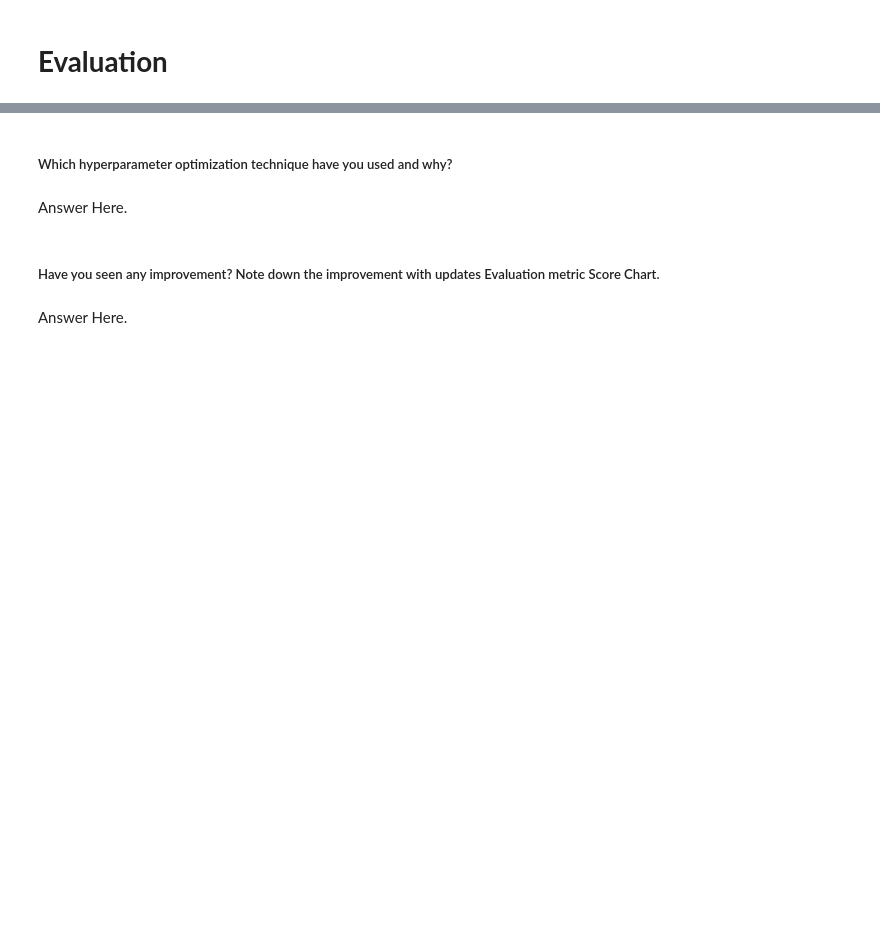
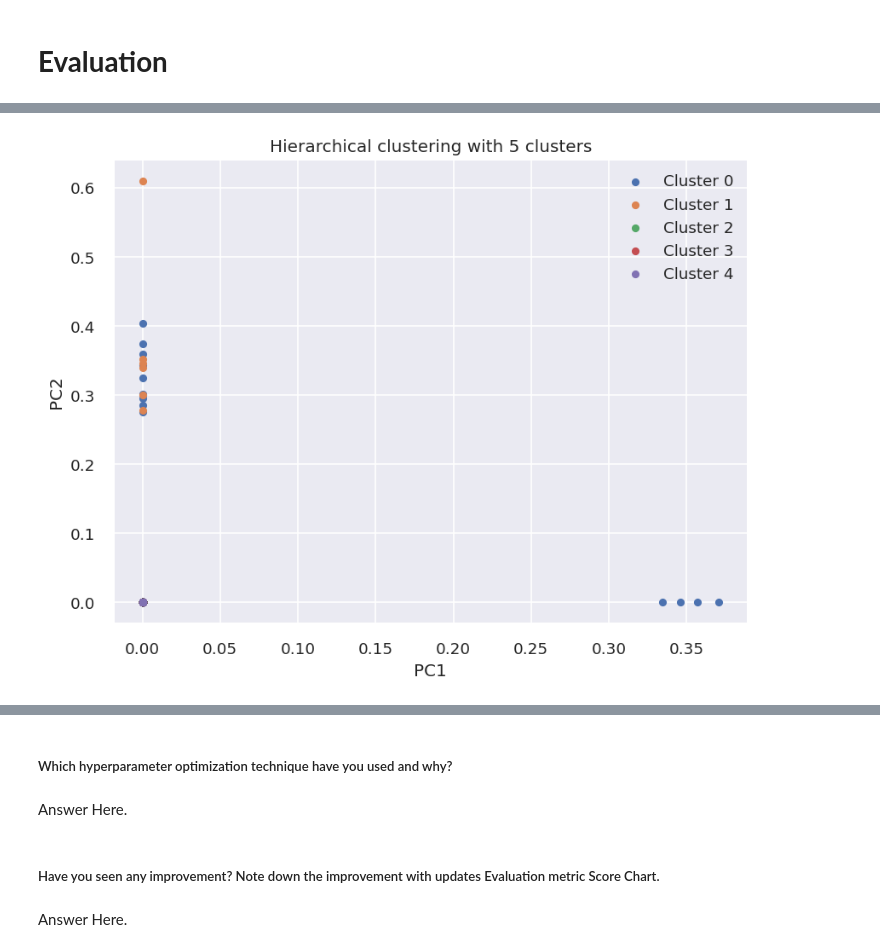
Before and after one commit to Rahul-2045/NETFLIX-_MOVIES_AND_TV_SHOWS_CLUSTRING, a Jupyter notebook: Copy_of_NETFLIX_MOVIES_AND_TV_SHOWS_CLUSTERING.ipynb, the cells around one changed output, grey strips where cells are left out. Saved outputs shown, nothing was run; the diff lists cells and outputs as text; code cells hidden in the pictures; blank space fills up the shorter version.

```diff
--- a/Copy_of_NETFLIX_MOVIES_AND_TV_SHOWS_CLUSTERING.ipynb
+++ b/Copy_of_NETFLIX_MOVIES_AND_TV_SHOWS_CLUSTERING.ipynb
@@ -1669,0 +1725,14 @@ davies_bouldin_score(X, y_hc)
+# %%
+
+# Create a scatter plot of the data colored by cluster label
+plt.figure(figsize=(8, 6), dpi=120)
+for i in unique_labels_h:
+    plt.scatter(X[hierarchical_labels == i, 0], X[hierarchical_labels == i, 1], s=20, label='Cluster {}'.format(i))
+#plt.scatter(hierarchical_model.cluster_centers_[:, 0], hierarchical_model.cluster_centers_[:, 1], s=100, marker='x', c='black')
+plt.title('Hierarchical clustering with {} clusters'.format(len(unique_labels_h)))
+plt.xlabel('PC1')
+plt.ylabel('PC2')
+plt.legend()
+plt.show()
+# %% [output]
+[figure, added]
```
Also changed, not shown: parts of 31 cells of this notebook.
